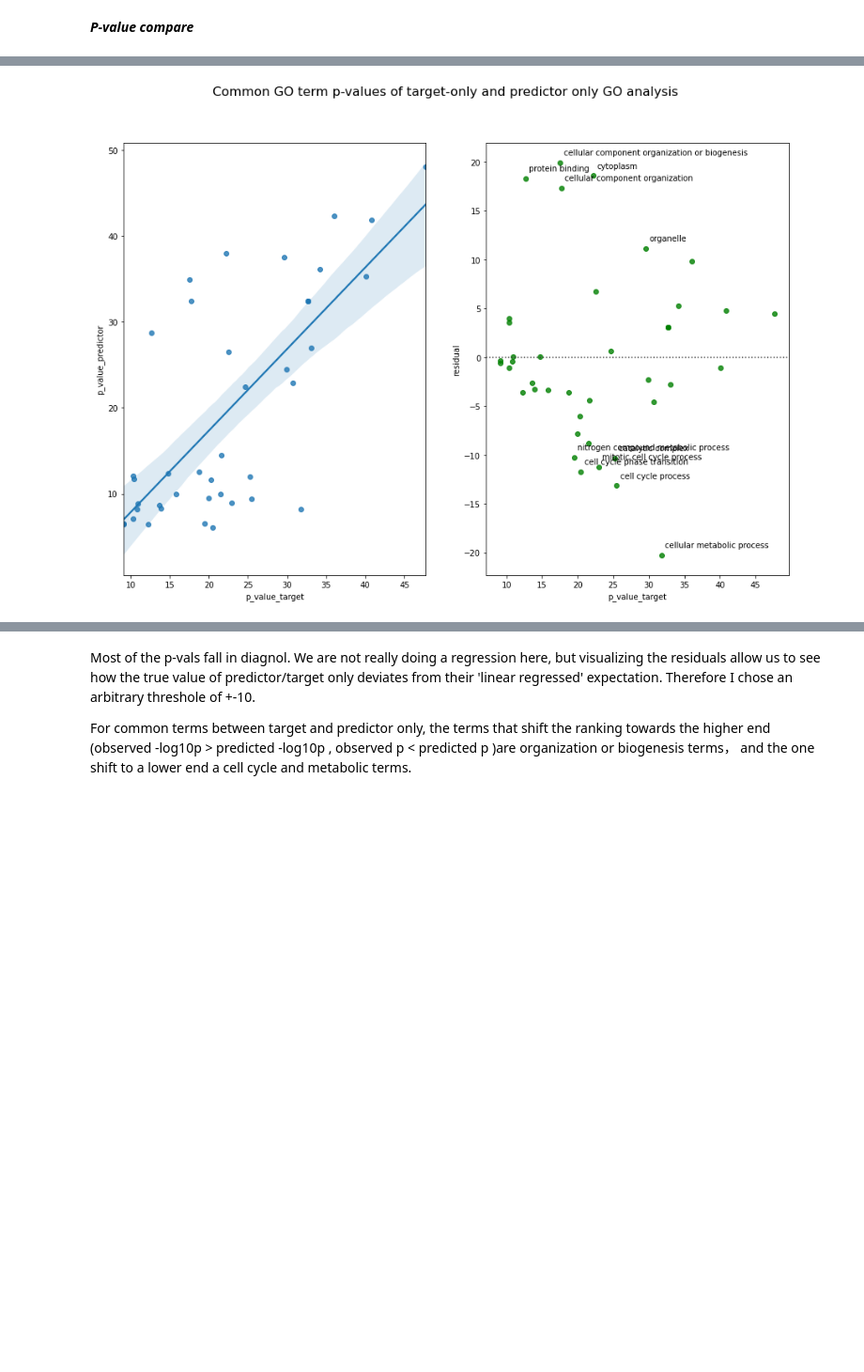
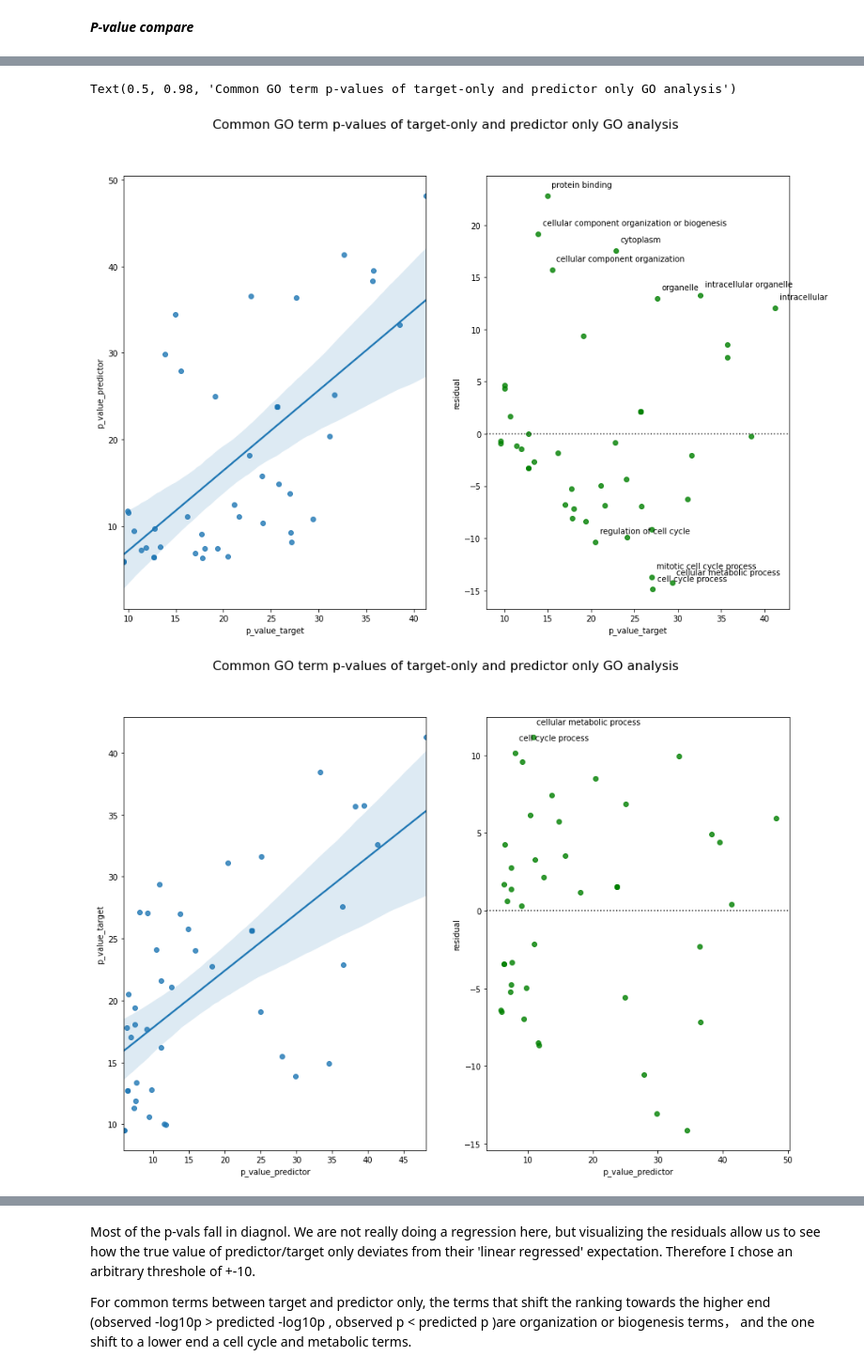
Before and after one commit to pritchardlabatpsu/cga_app, a Jupyter notebook: notebooks/R2b-gprofiler_compare-YR.ipynb, the cells around one changed output, grey strips where cells are left out. Shown at 94% size. Saved outputs shown, nothing was run; the diff lists cells and outputs as text; code cells hidden in the pictures; blank space fills up the shorter version.

Commit message:
add dummy value check

```diff
--- a/notebooks/R2b-gprofiler_compare-YR.ipynb
+++ b/notebooks/R2b-gprofiler_compare-YR.ipynb
@@ -89,7 +88,7 @@ df_all = pd.read_csv('target_predictor_gores.csv')
 # %%
 ### Get top100 p-val and terms
-df_target_top = df_target.sort_values('p_value').head(100)
-df_all_top = df_all.sort_values('p_value').head(100)
-df_predictor_top = df_predictor.sort_values('p_value').head(100)
+n = 100
+df_target_top = df_target.sort_values('p_value').head(n)
+df_predictor_top = df_predictor.sort_values('p_value').head(n)
 # %%
 ### Term intersection - find common terms in top100 lists
@@ -132,11 +127,40 @@ datapos = offset.get_offsets()
 
 for i in range(len(datapos)):
     xval = datapos[i][0];yval = datapos[i][1]
-    if yval > 10 or yval < -10:
+    if yval > 10 :
         # Find the term corresponding to the position
         termname = df_combine[df_combine['p_value_target'] == xval]['term_name_target'].values[0]
+        print(termname)
+        axs[1].annotate(termname, (xval+ 0.5, yval +0.8))
+    elif yval<-10:
+        termname = df_combine[df_combine['p_value_target'] == xval]['term_name_target'].values[0]
+        print(termname+'---cell cycle')
         axs[1].annotate(termname, (xval+ 0.5, yval +0.8))
 
 
+
 fig.suptitle('Common GO term p-values of target-only and predictor only GO analysis', fontsize=16)
+
+print('END---------')
+# Plot scatter(regression plot) and residual plot
+fig, axs = plt.subplots(1,2, figsize = (15,10))
+axs[0] = sns.regplot(x='p_value_predictor', y='p_value_target',data =df_combine, ax = axs[0])
+axs[1] = sns.residplot(x='p_value_predictor', y='p_value_target', data =df_combine, color="g", ax = axs[1])
+axs[1].set_ylabel('residual')
+
+# Get x, y position in residual plot for annotating -https://stackoverflow.com/questions/32213889/get-positions-of-points-in-pathcollection-created-by-scatter
+text = df_combine['term_name_predictor'] # terms for annotation
+offset = axs[1].collections[0]
+offset.set_offset_position('data')
+datapos = offset.get_offsets()
+
+for i in range(len(datapos)):
+    xval = datapos[i][0];yval = datapos[i][1]
+    if yval > 10 :
+        # Find the term corresponding to the position
+        termname = df_combine[df_combine['p_value_predictor'] == xval]['term_name_predictor'].values[0]
+        print(termname)
+        axs[1].annotate(termname, (xval+ 0.5, yval +0.8))
+
+fig.suptitle('Common GO term p-values of target-only and predictor only GO analysis', fontsize=16)
 # %% [output]
@@ -145 +183,3 @@ Text(0.5, 0.98, 'Common GO term p-values of target-only and predictor only GO an
+Text(0.5, 0.98, 'Common GO term p-values of target-only and predictor only GO analysis')
-[figure, old version]
+[figure, new version]
+[figure, added]
```
Also changed, not shown: parts of 12 cells of this notebook, 1 other file.
